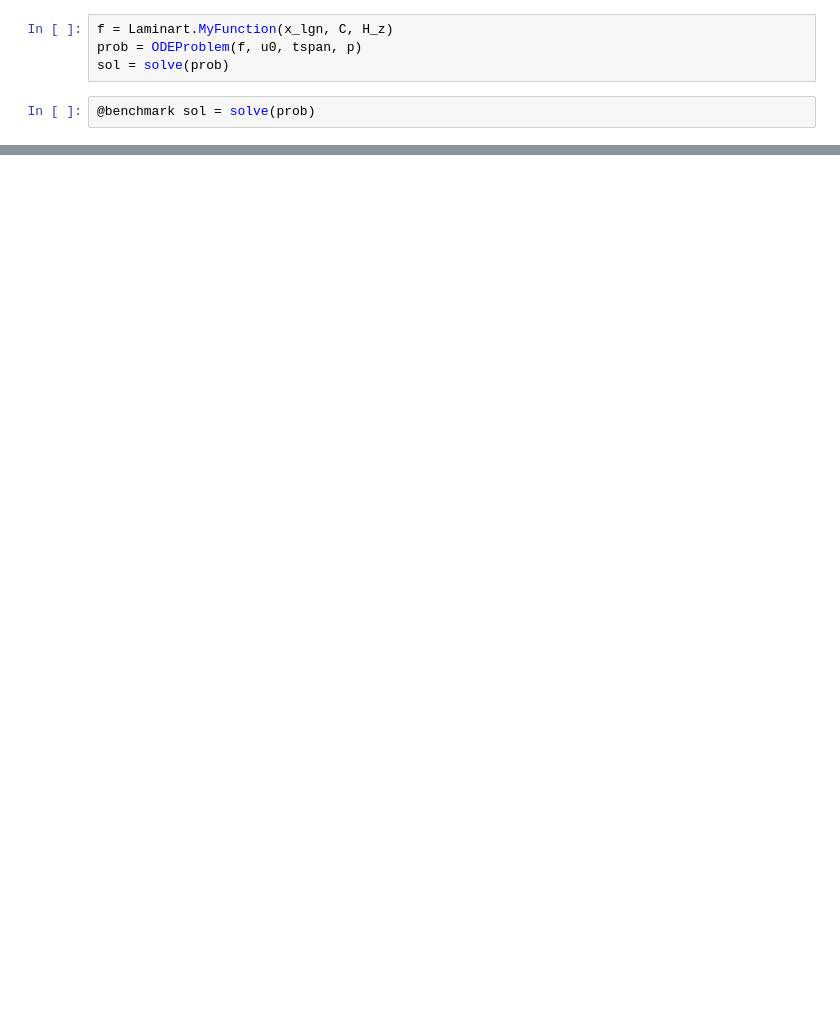
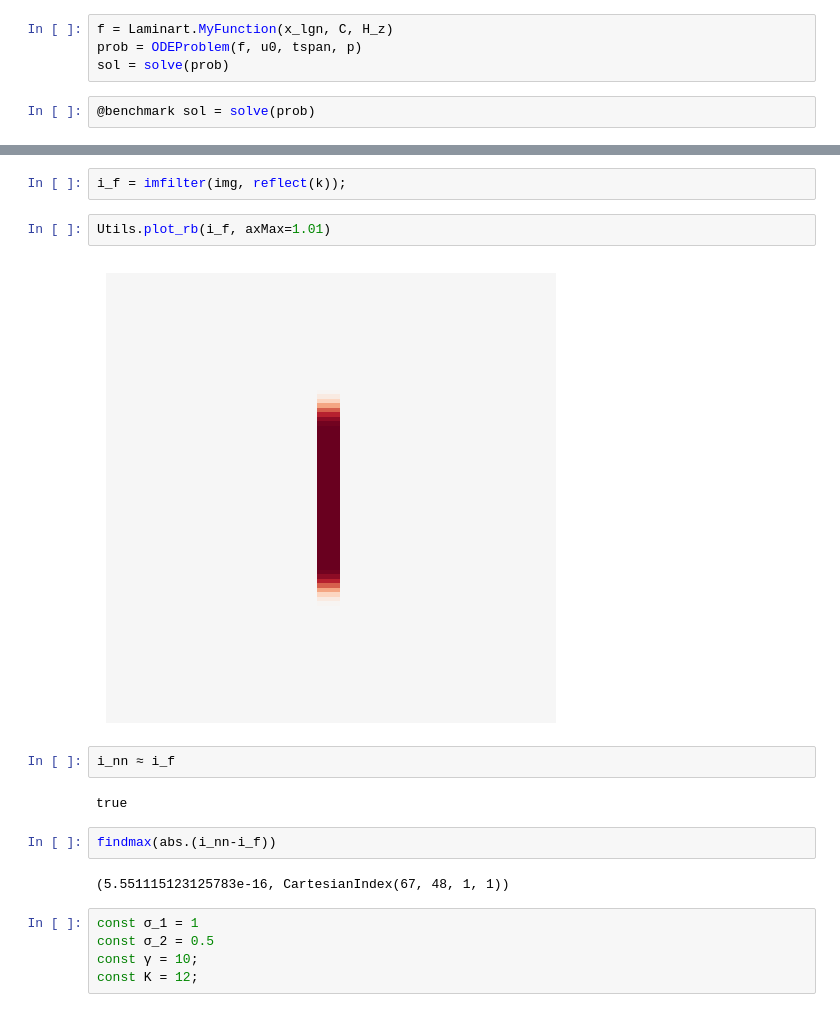
Before and after one commit to nialltc/MEngProject.jl, a Jupyter notebook: notebooks/struct_dev.ipynb, the cells around one changed output, grey strips where cells are left out. Cells and saved outputs as stored; diff of their text form; blank space fills up the shorter version.

```diff
--- a/notebooks/struct_dev.ipynb
+++ b/notebooks/struct_dev.ipynb
@@ -87,0 +149,19 @@ sol = solve(prob)
+# %%
+i_f = imfilter(img, reflect(k));
+# %%
+Utils.plot_rb(i_f, axMax=1.01)
+# %% [output]
+[figure, added]
+# %%
+i_nn ≈ i_f
+# %% [output]
+true
+# %%
+findmax(abs.(i_nn-i_f))
+# %% [output]
+(5.551115123125783e-16, CartesianIndex(67, 48, 1, 1))
+# %%
+const σ_1 = 1
+const σ_2 = 0.5
+const γ = 10;
+const K = 12;
```
Also changed, not shown: parts of 18 cells of this notebook, 4 other files.
